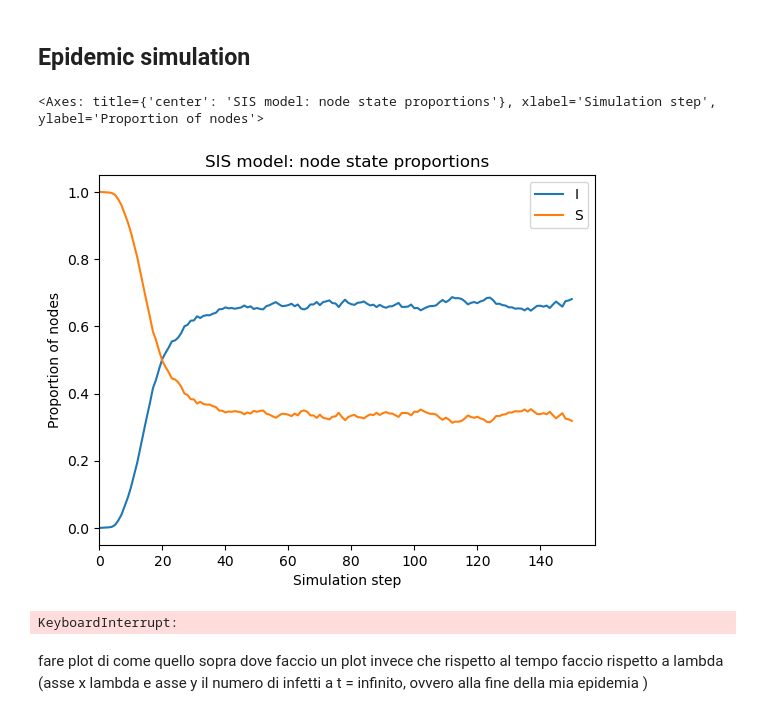
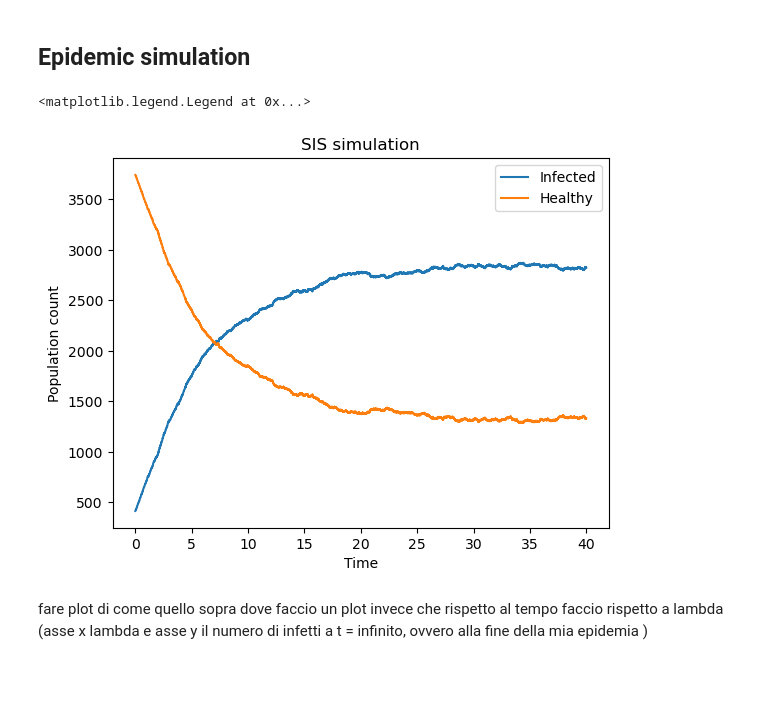
Before and after one commit to marcoSanti/AVRC-lab, a Jupyter notebook: progetto-finale/progetto-santimaria.ipynb, the cells around one changed output. Cells and saved outputs as stored; diff of their text form; code cells hidden in the pictures; blank space fills up the shorter version.

```diff
--- a/progetto-finale/progetto-santimaria.ipynb
+++ b/progetto-finale/progetto-santimaria.ipynb
@@ -220,39 +221,16 @@ from simulation import *
 import random
-# %%
-#PUNTO 1
-def initial_state(G):
-    state = {}
-    for node in G.nodes:
-        state[node] = 'S'
-
-    patient_zero = random.choice(list(G.nodes))
-    state[patient_zero] = 'I'
-    return state
-
-MU = 0.1
-BETA = 0.1
-
-def state_transition(G, current_state):
-    next_state = {}
-    for node in G.nodes:
-        if current_state[node] == 'I':
-            if random.random() < MU:
-                next_state[node] = 'S'
-        else: # current_state[node] == 'S'
-            for neighbor in G.neighbors(node):
-                if current_state[neighbor] == 'I':
-                    if random.random() < BETA:
-                        next_state[node] = 'I'
-
-    return next_state
-
-
-sim = Simulation(collabGraphBiggestConnectedComponent, initial_state, state_transition, name='SIS model')
-sim.run(150)
-sim.plot()
-# %% [output]
-<Axes: title={'center': 'SIS model: node state proportions'}, xlabel='Simulation step', ylabel='Proportion of nodes'>
-[figure, removed]
+# %%
+#PUNTO 1
+t, S, I = EoN.fast_SIS(collabGraphBiggestConnectedComponent, tau=0.1, gamma=0.1, tmax=40, rho=0.1)
+plt.title("SIS simulation")
+plt.xlabel("Time")
+plt.ylabel("Population count")
+plt.plot(t,I, label="Infected")
+plt.plot(t, S, label="Healthy")
+plt.legend()
+# %% [output]
+<matplotlib.legend.Legend at 0x...>
+[figure, added]
 # %%
 #PUNTO 2. simulare beta/mu e vedere che accade
 
@@ -264,25 +242,12 @@ def rappBetaMu(beta, mu, degree):
 simulationLambda = []
 
 
-for mu in range(1, 100, 10):
-    for beta in range(1, 100, 10):
-        MU=float(mu/100) #guarire
-        BETA = float(beta/100) #infettarsi
-        lambda_value = rappBetaMu(BETA, MU, collabGraphBiggestConnectedComponent.degree)
-        sim = Simulation(collabGraphBiggestConnectedComponent, initial_state, state_transition, name='SIS model')
-        sim.run(60)
-        simulationLambda.append([lambda_value, sim.getInfected()])
-
-simulationLambda
+for mu in range(1, 100, 5):
+    for beta in range(1, 100, 5):
+        t, sani, infetti = EoN.fast_SIS(collabGraphBiggestConnectedComponent, tau=(mu/100), gamma=(beta/100), tmax=60, rho=0.1)
+        simulationLambda.append([rappBetaMu(beta, mu, collabGraphBiggestConnectedComponent.degree()), infetti[-1]])
 
 
-"""
-sim = Simulation(collabGraphBiggestConnectedComponent, initial_state, state_transition, name='SIS model')
-sim.run(150)
-sim.plot()
-rapport= rappBetaMu(BETA, MU, collabGraphBiggestConnectedComponent.degree)
-plt.axhline(y=rapport, color="red", linestyle="-")"""
+simulationLambda.sort(key=lambda x: x[0])
-# %% [output]
-KeyboardInterrupt:
 # %% [markdown]
 fare plot di come quello sopra dove faccio un plot invece che rispetto al tempo faccio rispetto a lambda (asse x lambda e asse y il numero di infetti a t = infinito, ovvero alla fine della mia epidemia )
```
Also changed, not shown: parts of 8 cells of this notebook.
